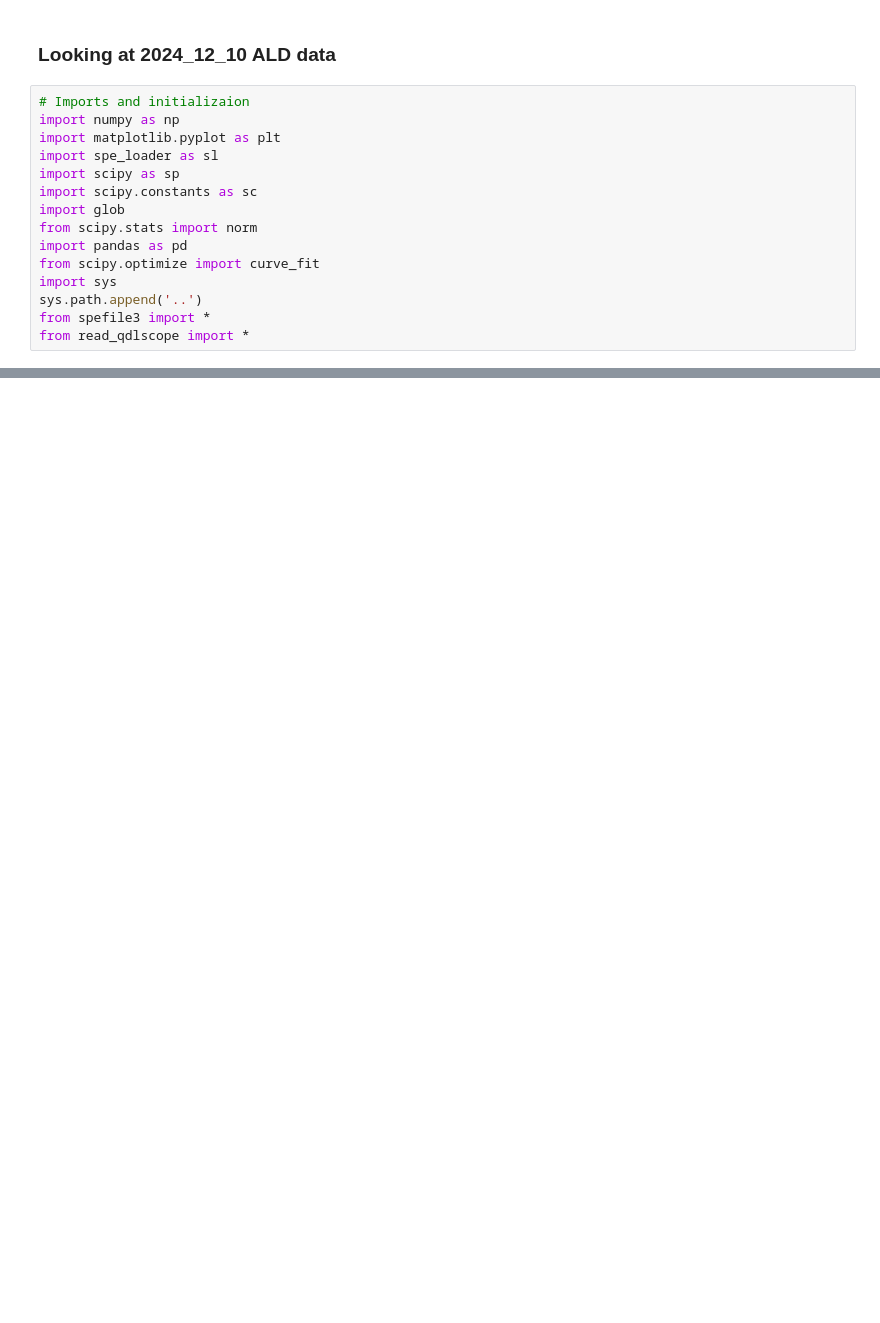
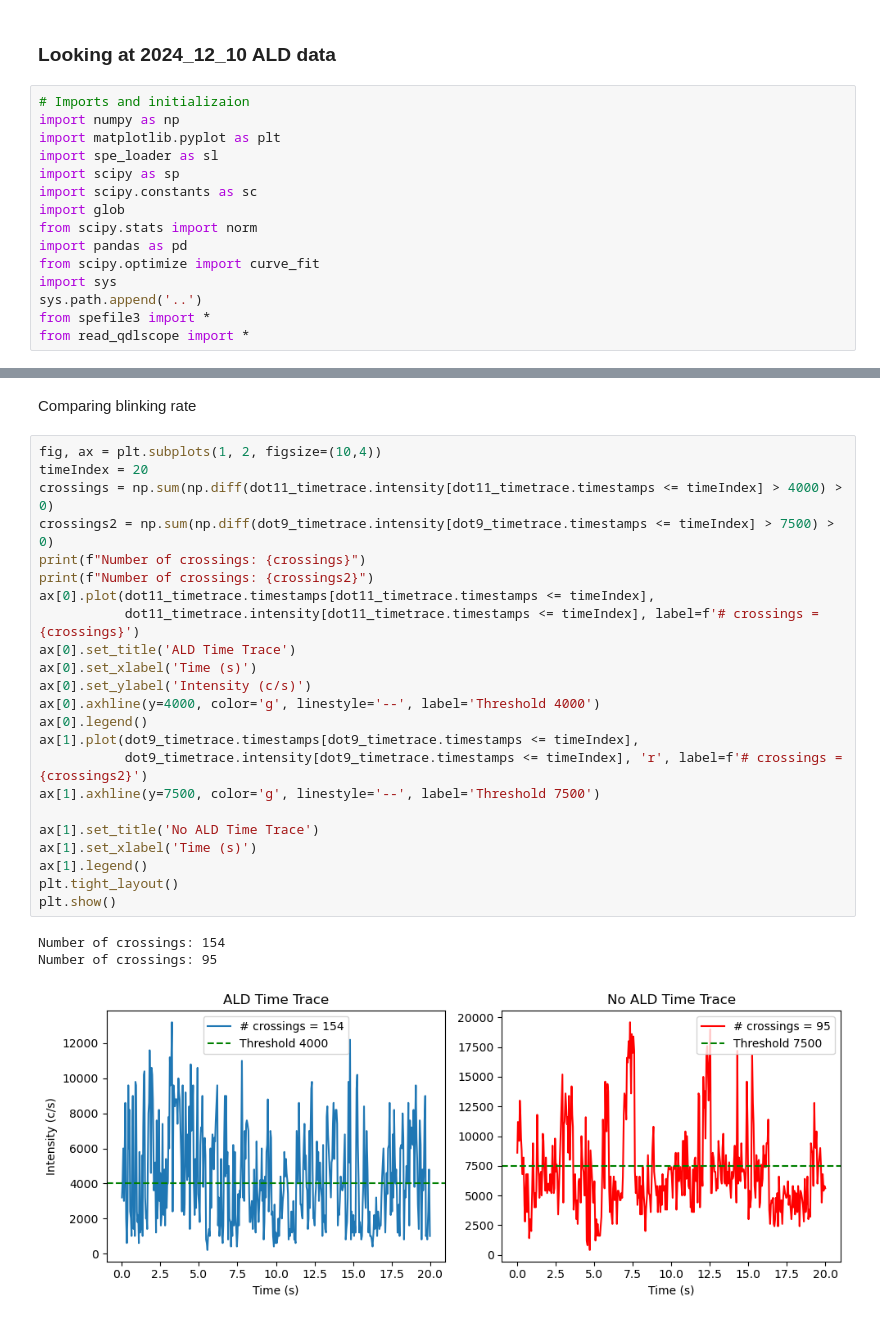
Before and after one commit to UW-Quantum-Defect-Lab/qdmodel, a Jupyter notebook: qdanalysis/date_analysis/2024_12_10_ALD.ipynb, the cells around one changed output, grey strips where cells are left out. Drawn from its saved outputs; the diff is of its cells as text; blank space fills up the shorter version.

```diff
--- a/qdanalysis/date_analysis/2024_12_10_ALD.ipynb
+++ b/qdanalysis/date_analysis/2024_12_10_ALD.ipynb
@@ -25,0 +65,29 @@ dot9_timetrace.plotIntensity()
+# %% [markdown]
+Comparing blinking rate
+# %%
+fig, ax = plt.subplots(1, 2, figsize=(10,4))
+timeIndex = 20
+crossings = np.sum(np.diff(dot11_timetrace.intensity[dot11_timetrace.timestamps <= timeIndex] > 4000) > 0)
+crossings2 = np.sum(np.diff(dot9_timetrace.intensity[dot9_timetrace.timestamps <= timeIndex] > 7500) > 0)
+print(f"Number of crossings: {crossings}")
+print(f"Number of crossings: {crossings2}")
+ax[0].plot(dot11_timetrace.timestamps[dot11_timetrace.timestamps <= timeIndex],
+           dot11_timetrace.intensity[dot11_timetrace.timestamps <= timeIndex], label=f'# crossings = {crossings}')
+ax[0].set_title('ALD Time Trace')
+ax[0].set_xlabel('Time (s)')
+ax[0].set_ylabel('Intensity (c/s)')
+ax[0].axhline(y=4000, color='g', linestyle='--', label='Threshold 4000')
+ax[0].legend()
+ax[1].plot(dot9_timetrace.timestamps[dot9_timetrace.timestamps <= timeIndex],
+           dot9_timetrace.intensity[dot9_timetrace.timestamps <= timeIndex], 'r', label=f'# crossings = {crossings2}')
+ax[1].axhline(y=7500, color='g', linestyle='--', label='Threshold 7500')
+
+ax[1].set_title('No ALD Time Trace')
+ax[1].set_xlabel('Time (s)')
+ax[1].legend()
+plt.tight_layout()
+plt.show()
+# %% [output]
+Number of crossings: 154
+Number of crossings: 95
+[figure, added]
```
Also changed, not shown: parts of 4 cells of this notebook, 1 other file.
